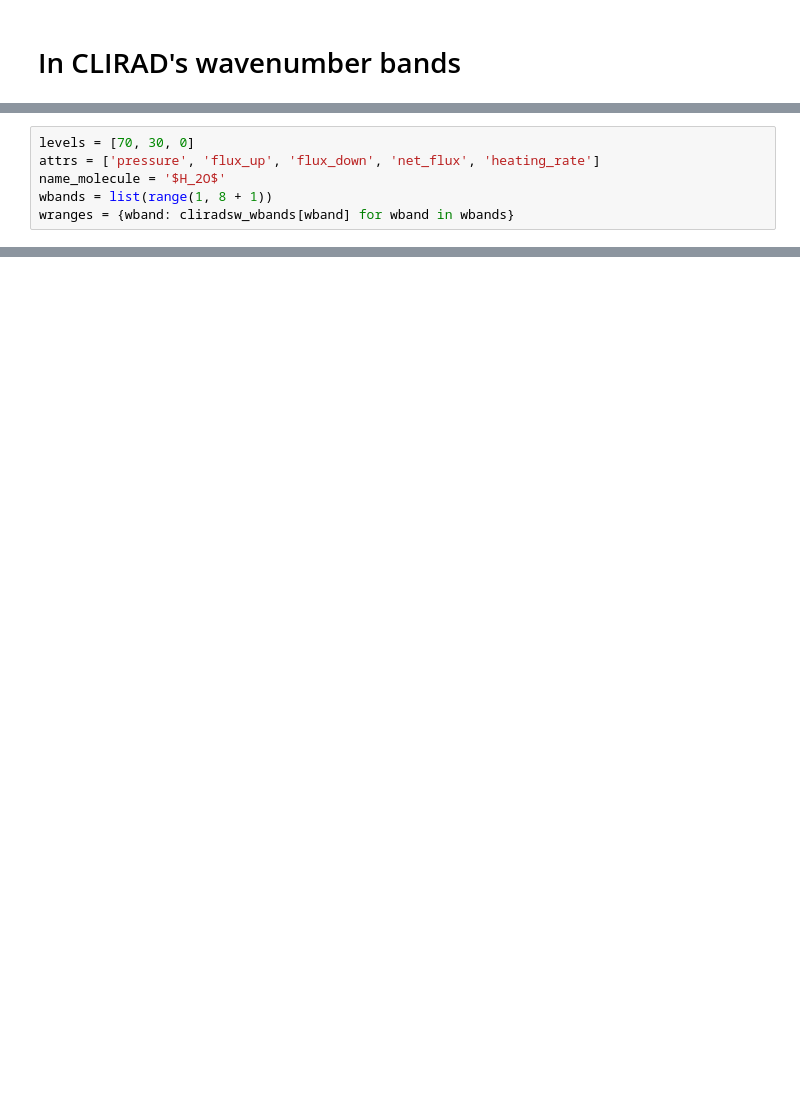
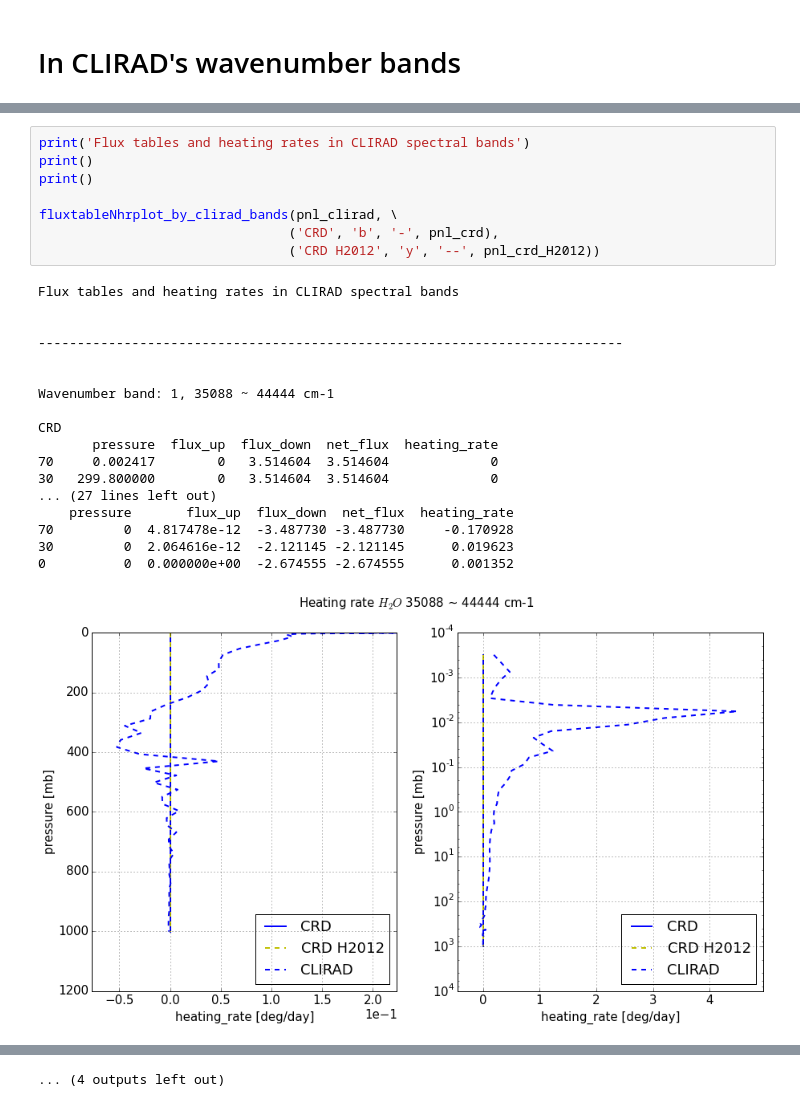
Before and after one commit to qAp/offline_radiation_notebooks, a Jupyter notebook: shortwave_mls_H2O.ipynb, the cells around one changed output, grey strips where cells are left out. Saved outputs shown, nothing was run; the diff lists cells and outputs as text; blank space fills up the shorter version.

```diff
--- a/shortwave_mls_H2O.ipynb
+++ b/shortwave_mls_H2O.ipynb
@@ -316,6 +438,0 @@ cliradsw_wbands = rtmtools.clirad.sw.info.wavenumber_bands()
-# %%
-levels = [70, 30, 0]
-attrs = ['pressure', 'flux_up', 'flux_down', 'net_flux', 'heating_rate']
-name_molecule = '$H_2O$'
-wbands = list(range(1, 8 + 1))
-wranges = {wband: cliradsw_wbands[wband] for wband in wbands}
@@ -480,0 +487,27 @@ CLIRAD
+# %%
+print('Flux tables and heating rates in CLIRAD spectral bands')
+print()
+print()
+
+fluxtableNhrplot_by_clirad_bands(pnl_clirad, \
+                                ('CRD', 'b', '-', pnl_crd),
+                                ('CRD H2012', 'y', '--', pnl_crd_H2012))
+# %% [output]
+Flux tables and heating rates in CLIRAD spectral bands
+
+
+---------------------------------------------------------------------------
+
+
+Wavenumber band: 1, 35088 ~ 44444 cm-1
+
+CRD
+       pressure  flux_up  flux_down  net_flux  heating_rate
+70     0.002417        0   3.514604  3.514604             0
+30   299.800000        0   3.514604  3.514604             0
+... (27 lines left out)
+    pressure       flux_up  flux_down  net_flux  heating_rate
+70         0  4.817478e-12  -3.487730 -3.487730     -0.170928
+30         0  2.064616e-12  -2.121145 -2.121145      0.019623
+0          0  0.000000e+00  -2.674555 -2.674555      0.001352
+[figure, added]
@@ -480,0 +604 @@ CLIRAD
+... (4 outputs left out)
```
Also changed, not shown: parts of 33 cells of this notebook, 1 other file.
